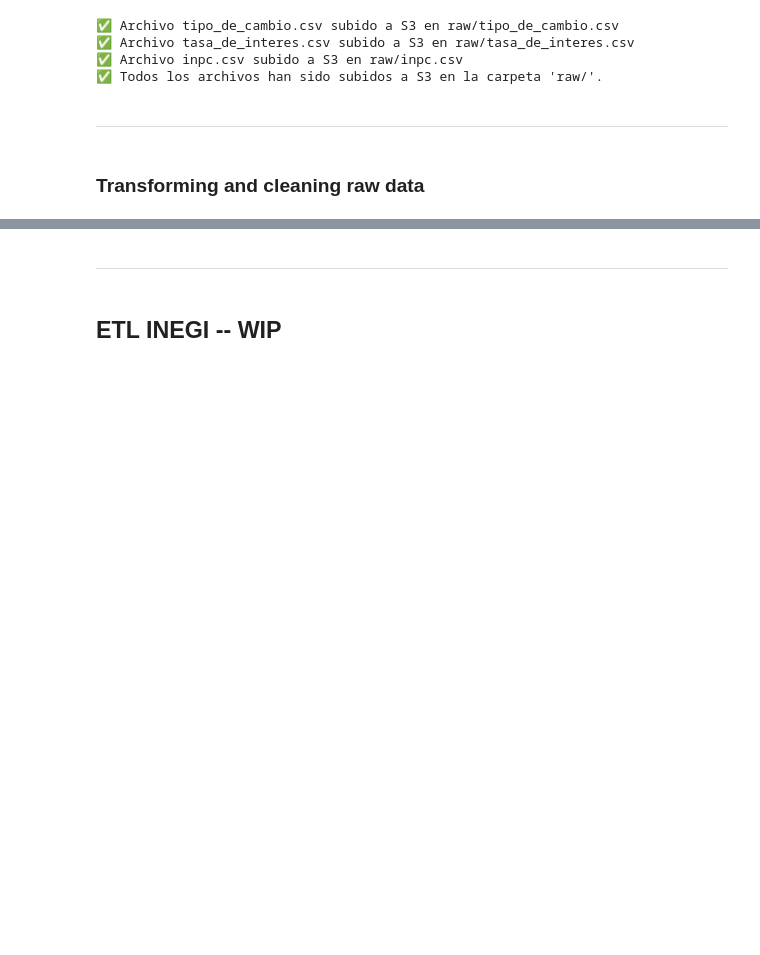
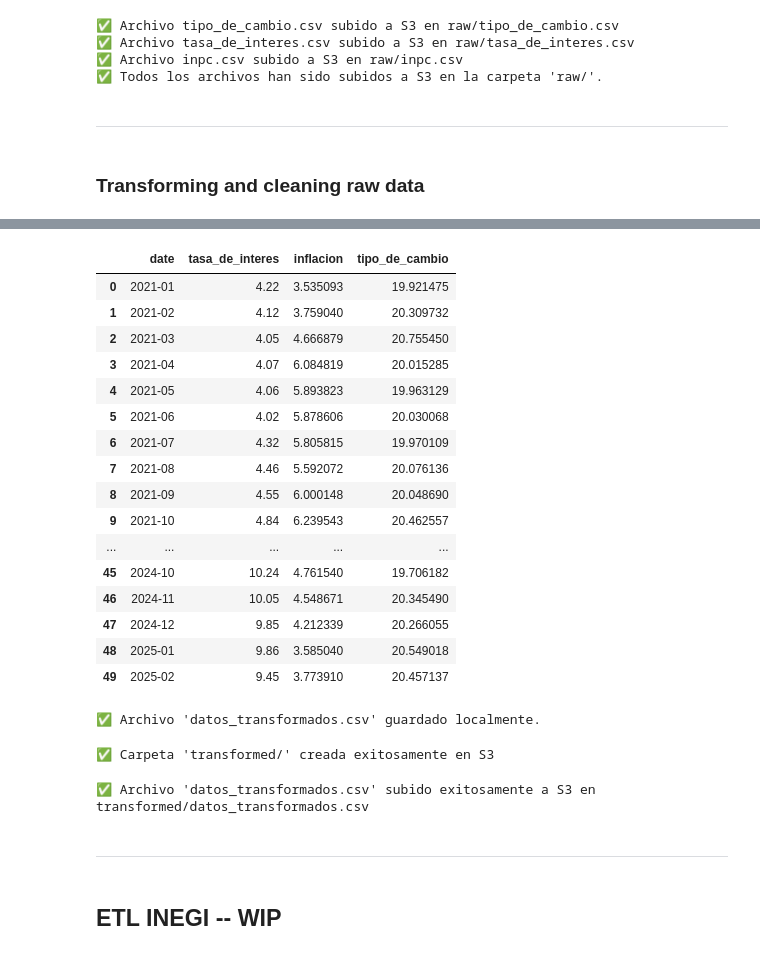
Before and after one commit to sofiagerard/banxico_inegi_mcd_2, a Jupyter notebook: notebooks/etl.ipynb, the cells around one changed output, grey strips where cells are left out. Drawn from its saved outputs; the diff is of its cells as text; code cells hidden in the pictures; blank space fills up the shorter version.

Commit message:
data transformed to s3

```diff
--- a/notebooks/etl.ipynb
+++ b/notebooks/etl.ipynb
@@ -208,0 +233,7 @@ print("✅ Datos con inflación guardados en datos_con_inflacion.csv")
+# %%
+# 📌 Convertir las fechas a solo "AAAA-MM" (a nivel mensual)
+df_tipo_cambio["date"] = df_tipo_cambio["date"].dt.to_period("M")
+df_tasa_interes["date"] = df_tasa_interes["date"].dt.to_period("M")
+df_inpc["date"] = df_inpc["date"].dt.to_period("M")
+
+print("✅ Fechas convertidas a nivel mensual")
@@ -208,0 +247,5 @@ print("✅ Datos con inflación guardados en datos_con_inflacion.csv")
+# %%
+# 📌 Para el tipo de cambio, tomamos el promedio mensual
+df_tipo_cambio = df_tipo_cambio.groupby("date").agg({"tipo_de_cambio": "mean"}).reset_index()
+
+print("✅ Tipo de cambio agregado a nivel mensual")
@@ -208,0 +254,7 @@ print("✅ Datos con inflación guardados en datos_con_inflacion.csv")
+# %%
+# 📌 Crear un DataFrame con todas las fechas mensuales disponibles
+df_base = pd.DataFrame({"date": pd.period_range(start=df_inpc["date"].min(),
+                                                end=df_inpc["date"].max(),
+                                                freq="M")})
+
+print("✅ Fechas base creadas correctamente")
@@ -208,0 +263,7 @@ print("✅ Datos con inflación guardados en datos_con_inflacion.csv")
+# %%
+# 📌 Hacer merge con todas las series asegurando alineación de fechas
+df_final = df_base.merge(df_tasa_interes, on="date", how="left") \
+                  .merge(df_inpc[["date", "inflacion"]], on="date", how="left") \
+                  .merge(df_tipo_cambio, on="date", how="left")
+
+print("✅ Datos combinados correctamente con fechas alineadas")
@@ -209,3 +289,57 @@ print("✅ Datos con inflación guardados en datos_con_inflacion.csv")
+# %%
+df_final
+# %% [output]
+|  | date | tasa_de_interes | inflacion | tipo_de_cambio |
+| 0 | 2021-01 | 4.22 | 3.535093 | 19.921475 |
+| 1 | 2021-02 | 4.12 | 3.759040 | 20.309732 |
+| 2 | 2021-03 | 4.05 | 4.666879 | 20.755450 |
+| 3 | 2021-04 | 4.07 | 6.084819 | 20.015285 |
+| 4 | 2021-05 | 4.06 | 5.893823 | 19.963129 |
+| 5 | 2021-06 | 4.02 | 5.878606 | 20.030068 |
+| 6 | 2021-07 | 4.32 | 5.805815 | 19.970109 |
+| 7 | 2021-08 | 4.46 | 5.592072 | 20.076136 |
+| 8 | 2021-09 | 4.55 | 6.000148 | 20.048690 |
+| 9 | 2021-10 | 4.84 | 6.239543 | 20.462557 |
+| ... | ... | ... | ... | ... |
+| 45 | 2024-10 | 10.24 | 4.761540 | 19.706182 |
+| 46 | 2024-11 | 10.05 | 4.548671 | 20.345490 |
+| 47 | 2024-12 | 9.85 | 4.212339 | 20.266055 |
+| 48 | 2025-01 | 9.86 | 3.585040 | 20.549018 |
+| 49 | 2025-02 | 9.45 | 3.773910 | 20.457137 |
+# %%
+df_final.to_csv("datos_transformados.csv", index=False)
+print("✅ Archivo 'datos_transformados.csv' guardado localmente.")
+# %% [output]
+✅ Archivo 'datos_transformados.csv' guardado localmente.
+# %%
+# 📌 Definir el bucket y carpeta en S3
+S3_BUCKET_NAME = "banxico-hw"
+S3_FOLDER = "transformed/"
+
+# 📌 Configurar el cliente de S3
+s3_client = boto3.client("s3")
+
+try:
+    # 📌 Subir un objeto vacío para simular la carpeta
+    s3_client.put_object(Bucket=S3_BUCKET_NAME, Key=f"{S3_FOLDER}")
+    print(f"✅ Carpeta '{S3_FOLDER}' creada exitosamente en S3")
+
+except Exception as e:
+    print(f"❌ Error al crear la carpeta '{S3_FOLDER}' en S3: {e}")
+# %% [output]
+✅ Carpeta 'transformed/' creada exitosamente en S3
+# %%
+file_name = "datos_transformados.csv"
+s3_path = f"{S3_FOLDER}{file_name}"
+
+try:
+    s3_client.upload_file(file_name, S3_BUCKET_NAME, s3_path)
+    print(f"✅ Archivo '{file_name}' subido exitosamente a S3 en {s3_path}")
+
+except Exception as e:
+    print(f"❌ Error al subir '{file_name}' a S3: {e}")
+# %% [output]
+✅ Archivo 'datos_transformados.csv' subido exitosamente a S3 en transformed/datos_transformados.csv
 # %% [markdown]
 ---
 # %% [markdown]
```
Also changed, not shown: parts of 17 cells of this notebook, 5 other files.
